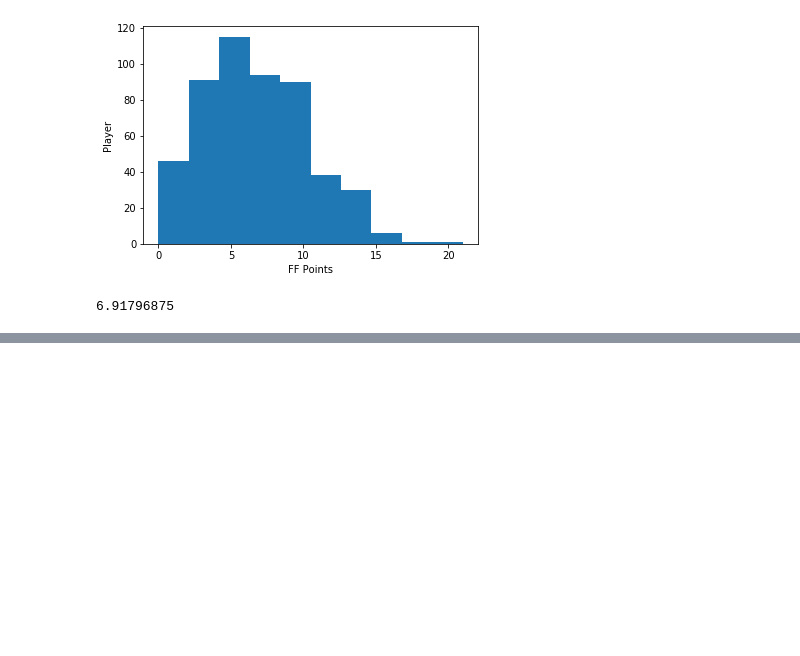
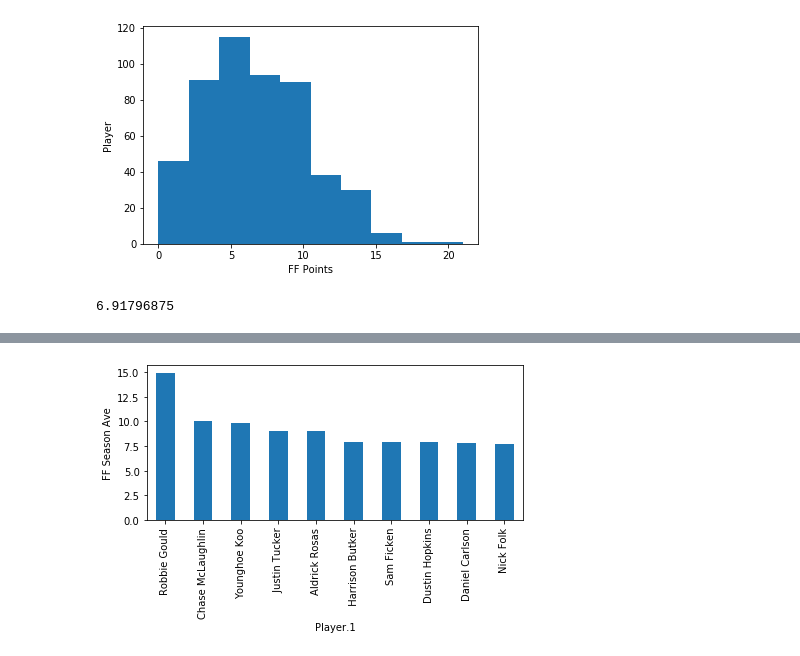
Before and after one commit to danchavez728/NFL-Win-Loss-Machine-Learning-Analysis, a Jupyter notebook: NFL Kickers Jupyter Notebook.ipynb, the cells around one changed output, grey strips where cells are left out. Saved outputs shown, nothing was run; the diff lists cells and outputs as text; code cells hidden in the pictures; blank space fills up the shorter version.

Commit message:
new graphs

```diff
--- a/NFL Kickers Jupyter Notebook.ipynb
+++ b/NFL Kickers Jupyter Notebook.ipynb
@@ -139,0 +142,5 @@ vc_slope, vc_int, vc_r, vc_p, vc_std_err = stats.linregress(Player, Field_Goal_P
+# %%
+# Load Kicker data 1 set into pandas
+Kicker_data2 = pd.read_csv("Resources\Kicker_Fantasy (1).csv")
+Kicker_data2.head()
+Kicker_data.dropna()
@@ -139,0 +161,5 @@ vc_slope, vc_int, vc_r, vc_p, vc_std_err = stats.linregress(Player, Field_Goal_P
+# %%
+#set Play.1 Index
+
+Kicker_data3 = Kicker_data2.set_index("Player.1")
+Kicker_data3.head(10)
@@ -139,0 +179,6 @@ vc_slope, vc_int, vc_r, vc_p, vc_std_err = stats.linregress(Player, Field_Goal_P
+# %%
+# extracting greatest 10
+large10_df = Kicker_data3["FF Season Ave"].nlargest(10)
+
+# display
+large10_df.head(10)
@@ -139,0 +198,17 @@ vc_slope, vc_int, vc_r, vc_p, vc_std_err = stats.linregress(Player, Field_Goal_P
+# %%
+# Create a bar chart based off of the group series from before
+top_10_chart = large10_df.plot(kind='bar')
+
+# Set the xlabel and ylabel using class methods
+top_10_chart.set_xlabel("Player.1")
+top_10_chart.set_ylabel("FF Season Ave")
+
+plt.tight_layout()
+
+plt.savefig("Kicker_Top_10.png")
+
+#plt.tight_layout()
+
+#plt.savefig("Kicker_Top_10.png")
+# %% [output]
+[figure, added]
```
Also changed, not shown: parts of 7 cells of this notebook, 3 other files.
